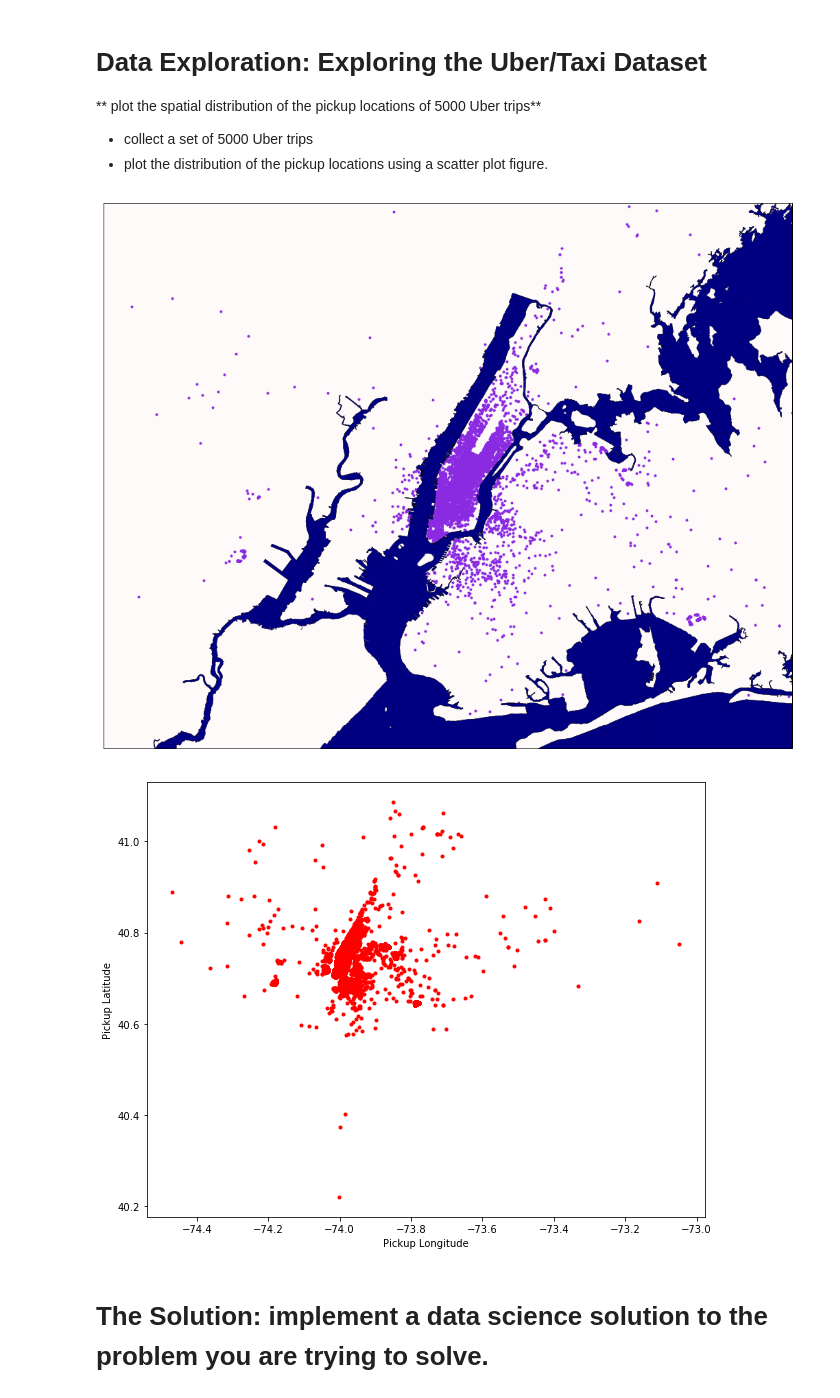
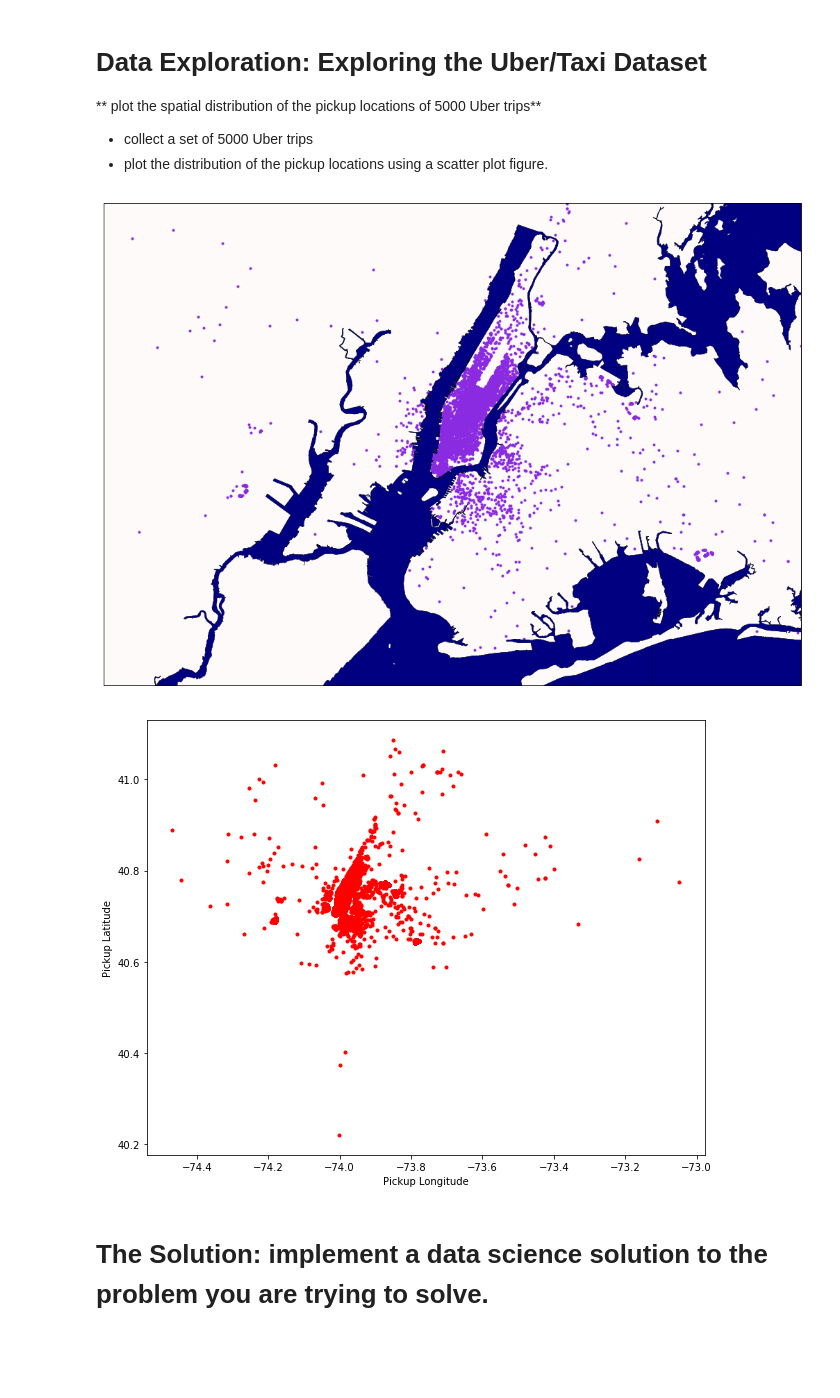
Before and after one commit to dontirun/DS3001-Case-4, a Jupyter notebook: case4.ipynb, the cells around one changed output. Drawn from its saved outputs; the diff is of its cells as text; code cells hidden in the pictures; blank space fills up the shorter version.

Commit message:
Tweaked Uber Plot

```diff
--- a/case4.ipynb
+++ b/case4.ipynb
@@ -34,6 +34,7 @@ from matplotlib.patches import Polygon
 from matplotlib.collections import PatchCollection
 from matplotlib.colors import Normalize
 
+# Read from csv file, make latitude and longitude lists
 with open('data/uber-raw-data-sep14.csv') as infile:
     reader = csv.DictReader(infile)
     pickups_lat = []
@@ -43,48 +44,49 @@ with open('data/uber-raw-data-sep14.csv') as infile:
         pickups_lat.append(float(line['Lat']))
         pickups_long.append(float(line['Lon']))
         i += 1
-
-        if i >= 7500:
+        if i >= 7500: # Takes 7500 data points from Sept2014
             break
 
+# Set up map
 fig, ax = plt.subplots(figsize=(18,18))
 map = Basemap(projection='mill',
             llcrnrlat = 40.55,
             llcrnrlon = -74.3,
-            urcrnrlat = 40.95,
+            urcrnrlat = 40.9,
             urcrnrlon = -73.7,
             resolution='c')
 
-# Set up map
 map.drawmapboundary(fill_color = 'snow')
-#map.fillcontinents(color = 'coral', lake_color = 'aqua')
-#map.drawcoastlines()
 map.readshapefile('nyc_shapefile/nyc', 'nyc')
 
+# Separate water and land polygons in shapefile
 water_patches = []
 land_patches = []
 water_tiles = [13936, 7906, 3830, 1456, 1311, 581, 291, 120, 107, 19]
 
-#print((zip(map.nyc_info, map.nyc)))
+# Color shapefile polygons
 for info, shape in zip(map.nyc_info, map.nyc):
     if len(shape) in water_tiles:
         water_patches.append(Polygon(np.array(shape), True))
     else:
         land_patches.append(Polygon(np.array(shape), True))
-
 ax.add_collection(PatchCollection(water_patches, facecolor= 'navy', edgecolor='k', linewidths=0.3, zorder=2))
 ax.add_collection(PatchCollection(land_patches, facecolor= 'snow', edgecolor='k', linewidths=0.3, zorder=2))
 
+# Add Uber pickup datapoints
 x,y = map(pickups_long, pickups_lat)
 map.scatter(x,y, marker = '.', color = 'blueviolet', )
 
+# Traditional Scatter Plot
 plt.figure(figsize=(10, 8))
 plt.plot(pickups_long, pickups_lat, 'r.')
 plt.ylabel('Pickup Latitude')
 plt.xlabel('Pickup Longitude')
+
+# Show Plots
 plt.show()
 # %% [output]
-[figure, old version]
+[figure, new version]
 [figure]
 # %% [markdown]
 # The Solution: implement a data science solution to the problem you are trying to solve.
```
